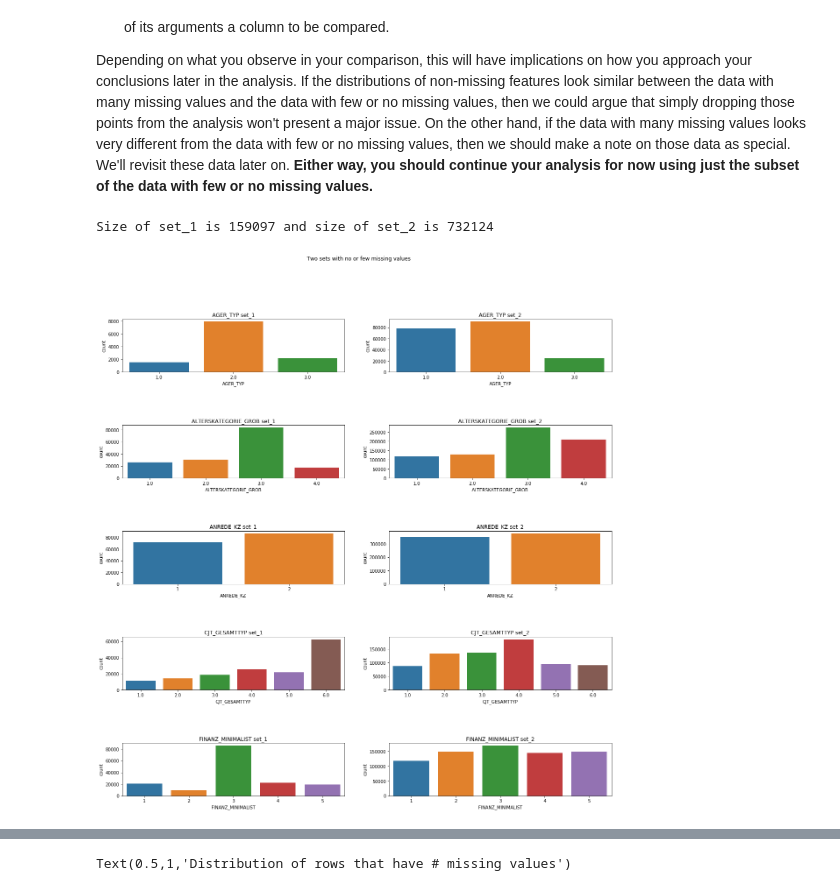
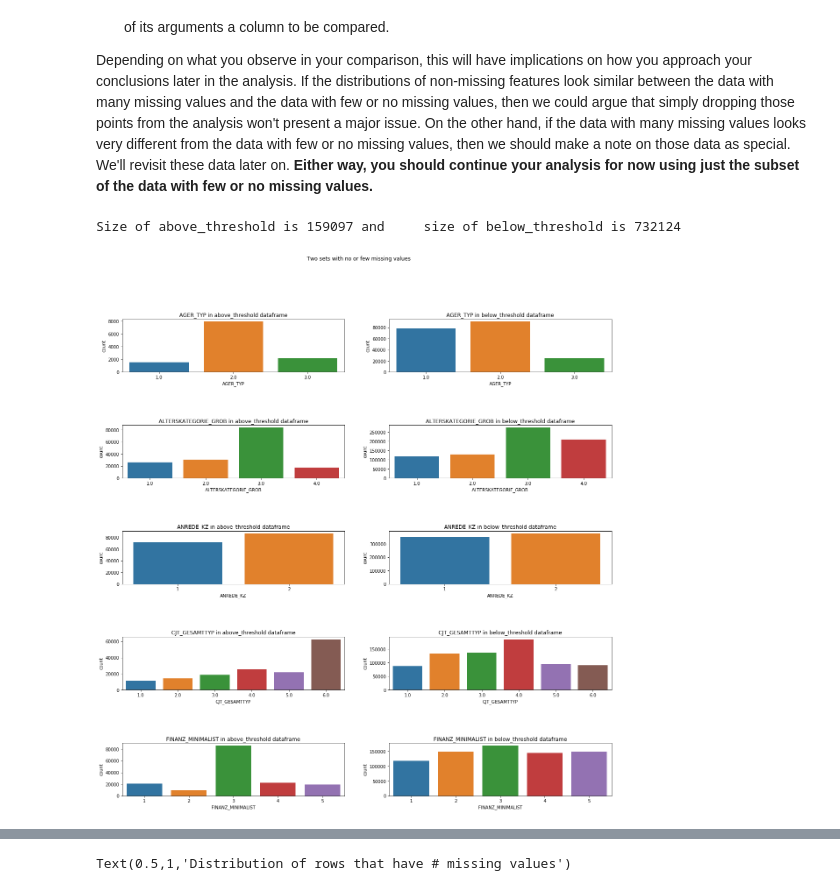
Before and after one commit to darrylbalderas/customer_unsupervised, a Jupyter notebook: Identify_Customer_Segments.ipynb, the cells around one changed output, grey strips where cells are left out. Drawn from its saved outputs; the diff is of its cells as text; code cells hidden in the pictures.

```diff
--- a/Identify_Customer_Segments.ipynb
+++ b/Identify_Customer_Segments.ipynb
@@ -221,15 +222,14 @@ Depending on what you observe in your comparison, this will have implications on
 # %%
 # Write code to divide the data into two subsets based on the number of missing
 # values in each row.
-def create_two_sets(data, low_threshold, high_threshold):
+def create_two_sets(data, threshold):
     column_name = 'percent_miss'
     data[column_name] = get_missing_val_percentage_row(data)
-    criteria_1 = data[column_name] >= low_threshold
-    criteria_2 = data[column_name] <  high_threshold
-    set_1 = data[criteria_1 & criteria_2]
-    set_2 = data[data[column_name] < low_threshold]
-    data = data.drop(column_name, axis=1)
-    return set_1, set_2
+    above_threshold = data[data[column_name] >= threshold]
+    below_threshold = data[data[column_name] < threshold]
+    above_threshold = above_threshold.drop('percent_miss', axis=1)
+    below_threshold = below_threshold.drop('percent_miss', axis=1)
+    return above_threshold, below_threshold
 
 def index_greater_than_threshold(data, threshold):
     mean_missing_percent = get_missing_val_percentage_row(data)
@@ -237,25 +237,27 @@ def index_greater_than_threshold(data, threshold):
 # %%
 # Compare the distribution of values for at least five columns where there are
 # no or few missing values, between the two subsets.
 
-def count_plot(set_1, set_2, title):
-    print("Size of set_1 is {} and size of set_2 is {}".format(set_1.shape[0], set_2.shape[0]))
-    columns = list(set_1.columns)[:5]
+def count_plot(above_threshold, below_threshold, title):
+    print("Size of above_threshold is {} and \
+    size of below_threshold is {}".format(above_threshold.shape[0], below_threshold.shape[0]))
+    columns = list(above_threshold.columns)[:5]
     fig, ax = plt.subplots(len(columns), 2, figsize=(20, 20))
     plt.subplots_adjust(hspace=1)
     fig.suptitle(title)
     for index, column in enumerate(columns):
-        sns.countplot(x=column, data=set_1, ax=ax[index][0])
-        ax[index][0].set_title("{} set_1".format(column))
+        sns.countplot(x=column, data=above_threshold, ax=ax[index][0])
+        ax[index][0].set_title("{} in above_threshold dataframe".format(column))
     for index, column in enumerate(columns):
-        sns.countplot(x=column, data=set_2, ax=ax[index][1])
-        ax[index][1].set_title("{} set_2".format(column))
+        sns.countplot(x=column, data=below_threshold, ax=ax[index][1])
+        ax[index][1].set_title("{} in below_threshold dataframe".format(column))
     fig.show()
 
-set_1, set_2 = create_two_sets(azdias, low_threshold = 12, high_threshold=70)
+above_threshold, below_threshold = create_two_sets(azdias, threshold=12)
+azdias = azdias.drop('percent_miss', axis=1)
 title = 'Two sets with no or few missing values'
-count_plot(set_1, set_2, title)
+count_plot(above_threshold, below_threshold, title)
 # %% [output]
-Size of set_1 is 159097 and size of set_2 is 732124
+Size of above_threshold is 159097 and     size of below_threshold is 732124
-[figure, old version]
+[figure, new version]
 # %%
```
Also changed, not shown: parts of 31 cells of this notebook, 1 other file.
